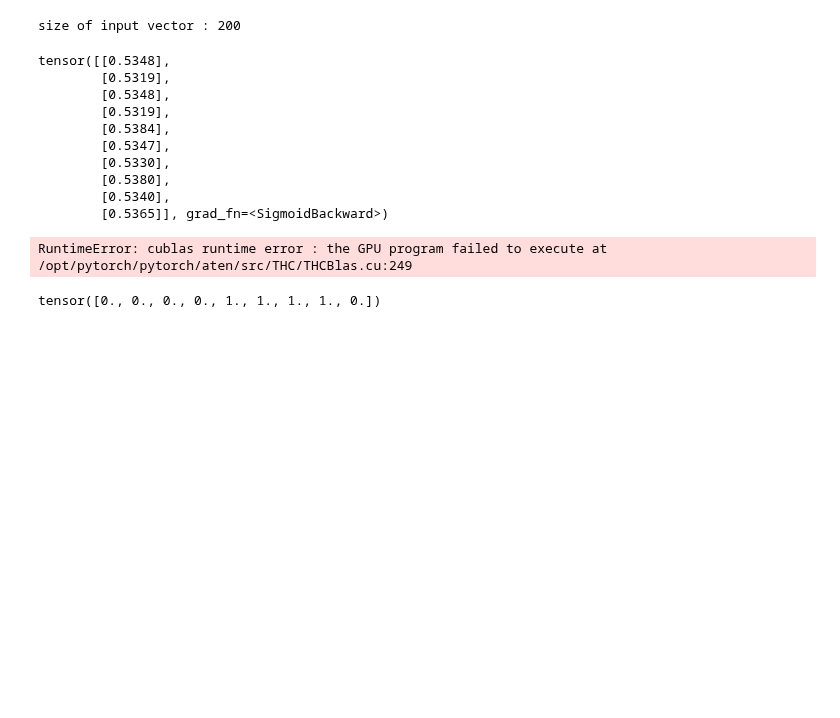
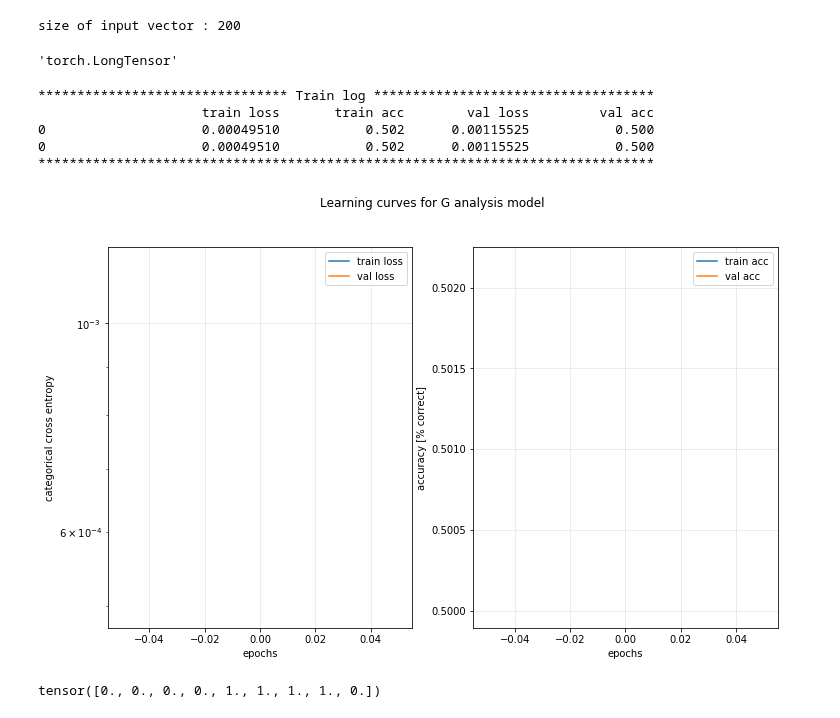
Before and after one commit to palexlee/DeepWololo, a Jupyter notebook: yves_notebook.ipynb, the cells around one changed output. Cells and saved outputs as stored; diff of their text form; code cells hidden in the pictures; blank space fills up the shorter version.

Commit message:
fixed cuda error, simple CrossEntropyLoss not receiving correct inputs

```diff
--- a/yves_notebook.ipynb
+++ b/yves_notebook.ipynb
@@ -189,30 +190,26 @@ size of input vector : 200
 # %%
 modelG = aliG(size_input_vector)
 # %%
-modelG(g_test_dataset[0][0:10])
+modelG(g_test_dataset[0][0:10]).argmax(1).type()
 # %% [output]
-tensor([[0.5348],
-        [0.5319],
-        [0.5348],
-        [0.5319],
-        [0.5384],
-        [0.5347],
-        [0.5330],
-        [0.5380],
-        [0.5340],
-        [0.5365]], grad_fn=<SigmoidBackward>)
+'torch.LongTensor'
 # %%
 crit_fun = lambda input_, target : (input_, target)
-y_hat_fun = lambda y: (y >= 0.5).long()
+y_hat_fun = lambda y: y.argmax(1)
 
 loss_fun = nn.CrossEntropyLoss()
 learning_rate = 0.005
 
 mt = ModelTrainer(modelG, loss_fun, optim.SGD(modelG.parameters(), lr=learning_rate), y_hat_fun, crit_fun)
 hist = mt.fit(g_train_dataset, g_test_dataset, epochs=1, batch_size=None, verbose=1)
 mt.plot_training("Learning curves for G analysis model")
 # %% [output]
-RuntimeError: cublas runtime error : the GPU program failed to execute at /opt/pytorch/pytorch/aten/src/THC/THCBlas.cu:249
+******************************** Train log ************************************
+                     train loss       train acc        val loss         val acc
+0                    0.00049510           0.502      0.00115525           0.500
+0                    0.00049510           0.502      0.00115525           0.500
+*******************************************************************************
+[figure, added]
 # %%
 (Tensor([0.1, -1, -10000, 0.49999, 0.5, 0.50000000001, 10000, 1, -10000]) >= 0.5).float()
 # %% [output]
```
Also changed, not shown: parts of 8 cells of this notebook, 1 other file.
